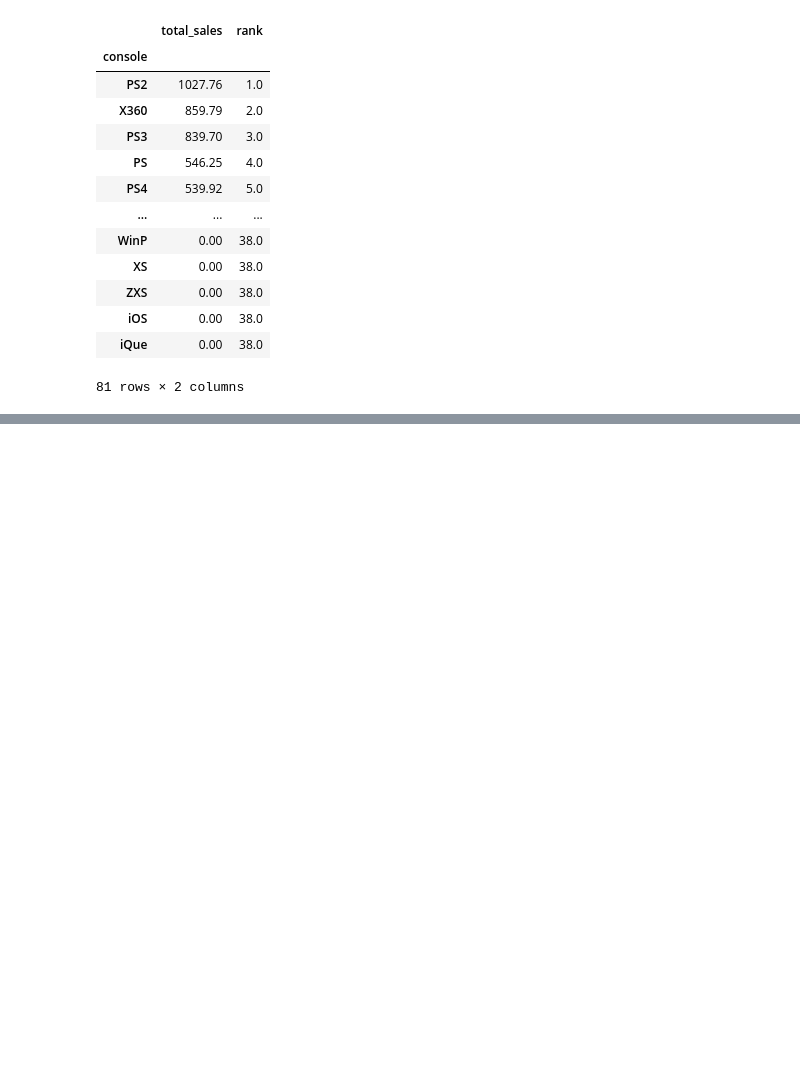
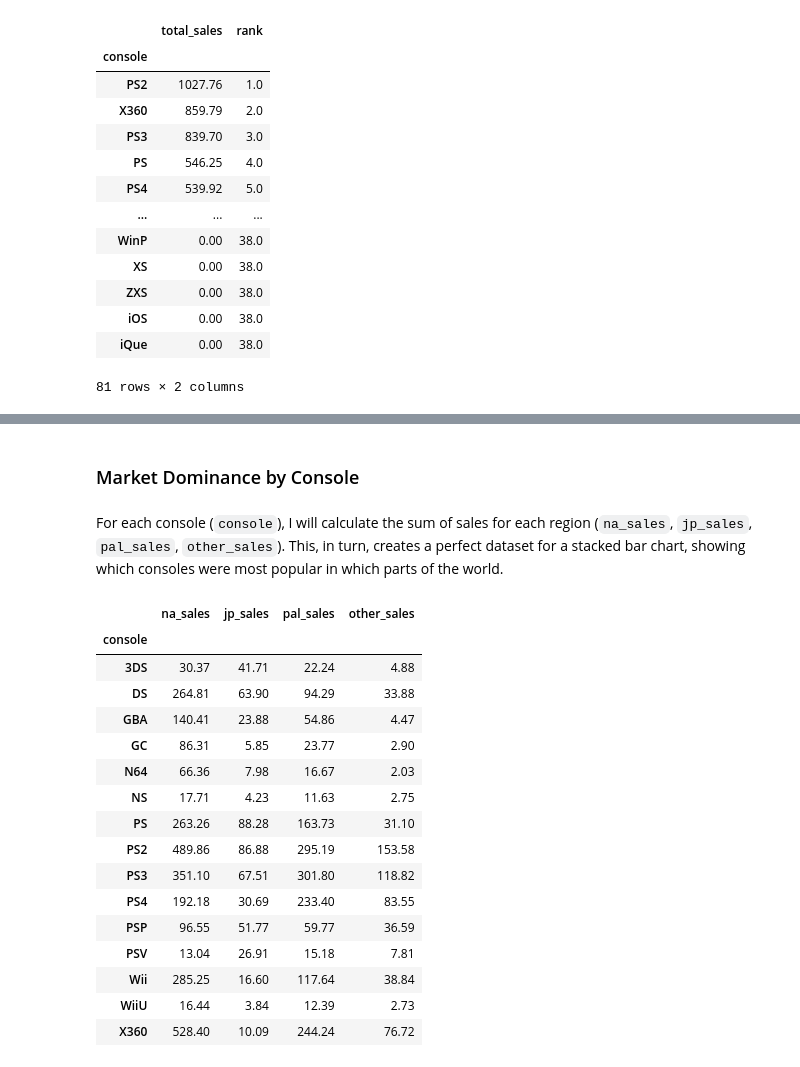
Before and after one commit to smartestnerdfromtown/Video-Game-Sales-Analysis, a Jupyter notebook: analysis.ipynb, the cells around one changed output, grey strips where cells are left out. Drawn from its saved outputs; the diff is of its cells as text; code cells hidden in the pictures; blank space fills up the shorter version.

Commit message:
Market dominance and genre popularity over time(rivalry)

```diff
--- a/analysis.ipynb
+++ b/analysis.ipynb
@@ -306,0 +318,3 @@ perfect_storm
+# %%
+df['release_date'] = pd.to_datetime(df['release_date'])
+df.info()
@@ -306,0 +342,3 @@ perfect_storm
+# %%
+df['release_year'] = df['release_date'].dt.year
+df.head(3)
@@ -306,0 +350,2 @@ perfect_storm
+# %%
+df.dropna(subset='release_year', inplace=True)
@@ -306,0 +370,41 @@ perfect_storm
+# %% [markdown]
+### Market Dominance by Console
+# %% [markdown]
+For each console (`console`), I will calculate the sum of sales for each region (`na_sales`, `jp_sales`, `pal_sales`, `other_sales`). This, in turn, creates a perfect dataset for a stacked bar chart, showing which consoles were most popular in which parts of the world.
+# %%
+dict_for_agg = {
+    'na_sales': 'sum',
+    'jp_sales': 'sum',
+    'pal_sales': 'sum',
+    'other_sales': 'sum'
+}
+
+console_dominance = df.groupby('console').agg(dict_for_agg)
+
+# Filter out consoles with at least 1 mln in any region
+console_dominance = console_dominance[
+    (console_dominance['na_sales'] > 1) &
+    (console_dominance['jp_sales'] > 1) &
+    (console_dominance['pal_sales'] > 1) &
+    (console_dominance['other_sales'] > 1)
+]
+
+console_dominance
+# %% [output]
+|  | na_sales | jp_sales | pal_sales | other_sales |
+| console |  |  |  |  |
+| 3DS | 30.37 | 41.71 | 22.24 | 4.88 |
+| DS | 264.81 | 63.90 | 94.29 | 33.88 |
+| GBA | 140.41 | 23.88 | 54.86 | 4.47 |
+| GC | 86.31 | 5.85 | 23.77 | 2.90 |
+| N64 | 66.36 | 7.98 | 16.67 | 2.03 |
+| NS | 17.71 | 4.23 | 11.63 | 2.75 |
+| PS | 263.26 | 88.28 | 163.73 | 31.10 |
+| PS2 | 489.86 | 86.88 | 295.19 | 153.58 |
+| PS3 | 351.10 | 67.51 | 301.80 | 118.82 |
+| PS4 | 192.18 | 30.69 | 233.40 | 83.55 |
+| PSP | 96.55 | 51.77 | 59.77 | 36.59 |
+| PSV | 13.04 | 26.91 | 15.18 | 7.81 |
+| Wii | 285.25 | 16.60 | 117.64 | 38.84 |
+| WiiU | 16.44 | 3.84 | 12.39 | 2.73 |
+| X360 | 528.40 | 10.09 | 244.24 | 76.72 |
```
Also changed, not shown: parts of 6 cells of this notebook.
